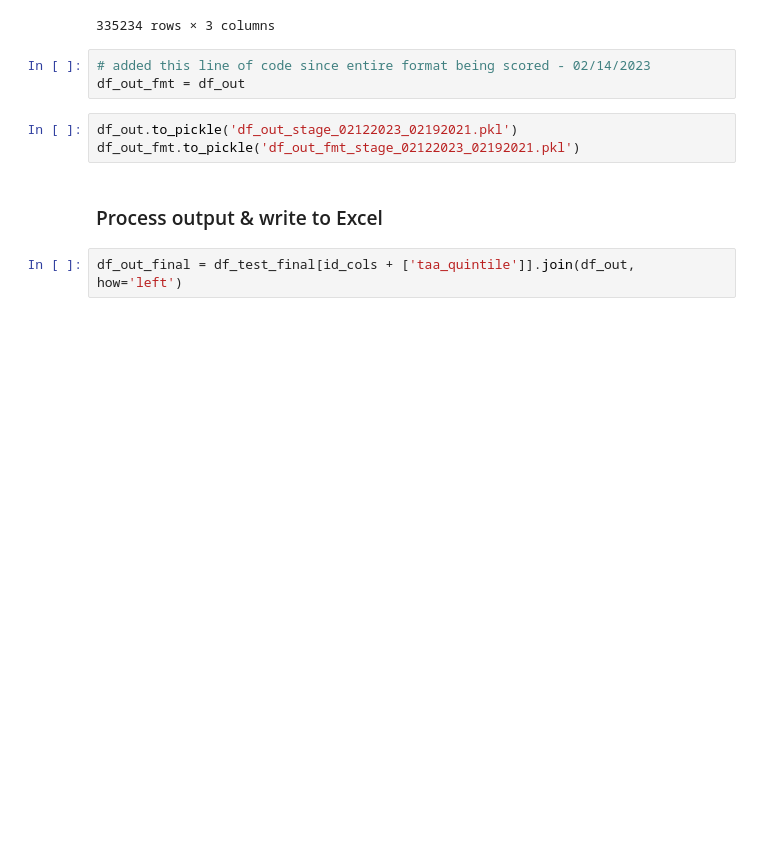
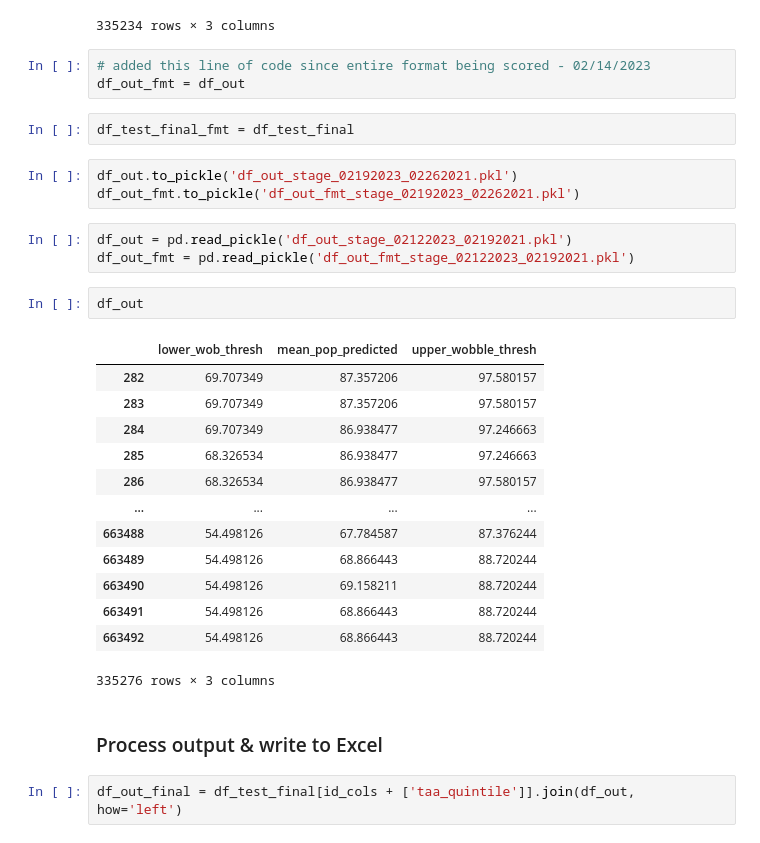
Before and after one commit to gjampanih/adds-rr-demo-modeling, a Jupyter notebook: notebooks/dropped_data_analysis.ipynb, the cells around one changed output. Saved outputs shown, nothing was run; the diff lists cells and outputs as text; blank space fills up the shorter version.

```diff
--- a/notebooks/dropped_data_analysis.ipynb
+++ b/notebooks/dropped_data_analysis.ipynb
@@ -888,9 +888,30 @@ df_out_fmt
 # %%
 # added this line of code since entire format being scored - 02/14/2023
 df_out_fmt = df_out
+# %%
+df_test_final_fmt = df_test_final
 # %%
-df_out.to_pickle('df_out_stage_02122023_02192021.pkl')
-df_out_fmt.to_pickle('df_out_fmt_stage_02122023_02192021.pkl')
+df_out.to_pickle('df_out_stage_02192023_02262021.pkl')
+df_out_fmt.to_pickle('df_out_fmt_stage_02192023_02262021.pkl')
+# %%
+df_out = pd.read_pickle('df_out_stage_02122023_02192021.pkl')
+df_out_fmt = pd.read_pickle('df_out_fmt_stage_02122023_02192021.pkl')
+# %%
+df_out
+# %% [output]
+|  | lower_wob_thresh | mean_pop_predicted | upper_wobble_thresh |
+| 282 | 69.707349 | 87.357206 | 97.580157 |
+| 283 | 69.707349 | 87.357206 | 97.580157 |
+| 284 | 69.707349 | 86.938477 | 97.246663 |
+| 285 | 68.326534 | 86.938477 | 97.246663 |
+| 286 | 68.326534 | 86.938477 | 97.580157 |
+| ... | ... | ... | ... |
+| 663488 | 54.498126 | 67.784587 | 87.376244 |
+| 663489 | 54.498126 | 68.866443 | 88.720244 |
+| 663490 | 54.498126 | 69.158211 | 88.720244 |
+| 663491 | 54.498126 | 68.866443 | 88.720244 |
+| 663492 | 54.498126 | 68.866443 | 88.720244 |
+335276 rows × 3 columns
 # %% [markdown]
 ### Process output & write to Excel
 # %%
```
Also changed, not shown: parts of 22 cells of this notebook, 1 other file.
